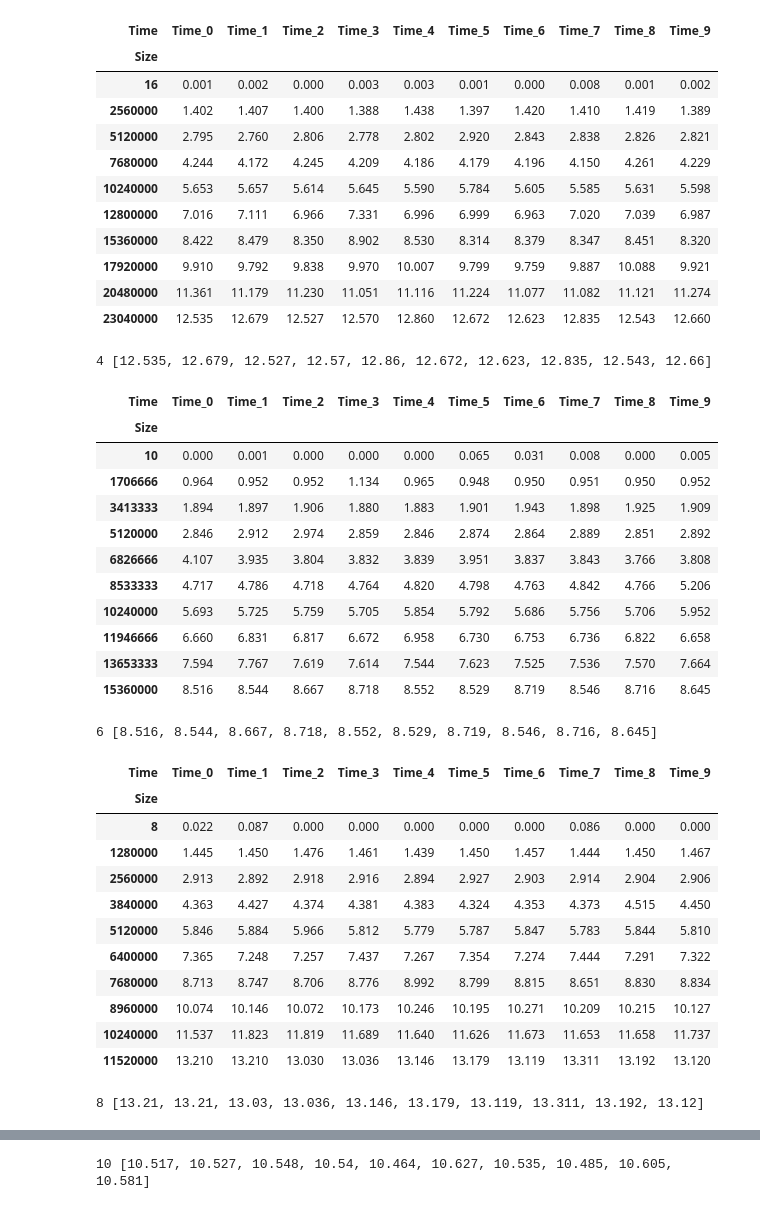
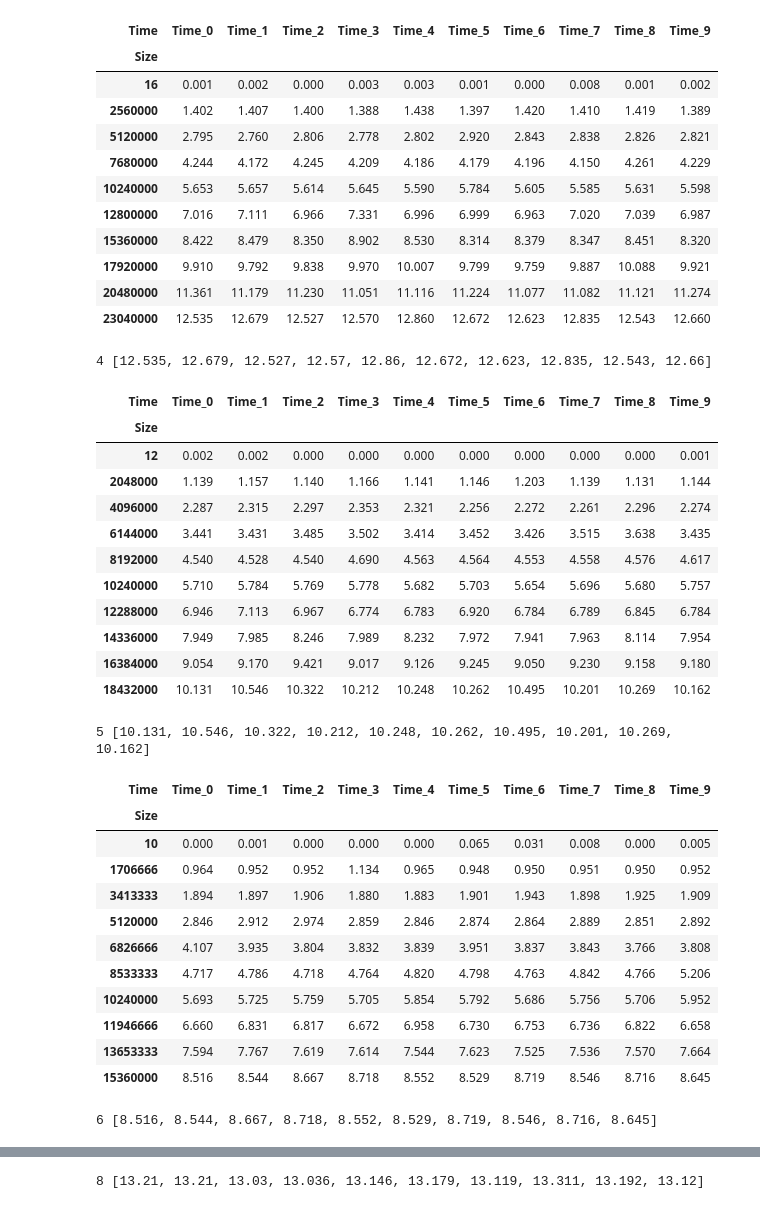
Before and after one commit to cloudmesh/cloudmesh-mpi, a Jupyter notebook: examples/count/analyse.ipynb, the cells around one changed output, grey strips where cells are left out. Drawn from its saved outputs; the diff is of its cells as text; code cells hidden in the pictures.

```diff
--- a/examples/count/analyse.ipynb
+++ b/examples/count/analyse.ipynb
@@ -24,60 +24,61 @@ a =  [("gregor", "alienware", 4),
       ("gregor", "alienware", 16),
       ("gregor", "alienware", 32)]
 i5 = [("gregor", "i5", 4),
+      ("gregor", "i5", 5),
       ("gregor", "i5", 6),
       ("gregor", "i5", 8),
       ("gregor", "i5", 10),
       ("gregor", "i5", 12)]
 
 for user, node, processors in i5:
 
     label = f"{user}-{node}-{processors}"
     output = f"benchmark/{user}"
 
     df = pd.read_pickle(f"{output}/{label}-df.pkl")
     display(df)
     row = list(df.iloc[[-1]].values[0])
     print (processors, row)
     data[str(processors)] = row
 # %% [output]
 | Time | Time_0 | Time_1 | Time_2 | Time_3 | Time_4 | Time_5 | Time_6 | Time_7 | Time_8 | Time_9 |
 | Size |  |  |  |  |  |  |  |  |  |  |
 | 16 | 0.001 | 0.002 | 0.000 | 0.003 | 0.003 | 0.001 | 0.000 | 0.008 | 0.001 | 0.002 |
 | 2560000 | 1.402 | 1.407 | 1.400 | 1.388 | 1.438 | 1.397 | 1.420 | 1.410 | 1.419 | 1.389 |
 | 5120000 | 2.795 | 2.760 | 2.806 | 2.778 | 2.802 | 2.920 | 2.843 | 2.838 | 2.826 | 2.821 |
 | 7680000 | 4.244 | 4.172 | 4.245 | 4.209 | 4.186 | 4.179 | 4.196 | 4.150 | 4.261 | 4.229 |
 | 10240000 | 5.653 | 5.657 | 5.614 | 5.645 | 5.590 | 5.784 | 5.605 | 5.585 | 5.631 | 5.598 |
 | 12800000 | 7.016 | 7.111 | 6.966 | 7.331 | 6.996 | 6.999 | 6.963 | 7.020 | 7.039 | 6.987 |
 | 15360000 | 8.422 | 8.479 | 8.350 | 8.902 | 8.530 | 8.314 | 8.379 | 8.347 | 8.451 | 8.320 |
 | 17920000 | 9.910 | 9.792 | 9.838 | 9.970 | 10.007 | 9.799 | 9.759 | 9.887 | 10.088 | 9.921 |
 | 20480000 | 11.361 | 11.179 | 11.230 | 11.051 | 11.116 | 11.224 | 11.077 | 11.082 | 11.121 | 11.274 |
 | 23040000 | 12.535 | 12.679 | 12.527 | 12.570 | 12.860 | 12.672 | 12.623 | 12.835 | 12.543 | 12.660 |
 4 [12.535, 12.679, 12.527, 12.57, 12.86, 12.672, 12.623, 12.835, 12.543, 12.66]
 | Time | Time_0 | Time_1 | Time_2 | Time_3 | Time_4 | Time_5 | Time_6 | Time_7 | Time_8 | Time_9 |
 | Size |  |  |  |  |  |  |  |  |  |  |
-| 10 | 0.000 | 0.001 | 0.000 | 0.000 | 0.000 | 0.065 | 0.031 | 0.008 | 0.000 | 0.005 |
-| 1706666 | 0.964 | 0.952 | 0.952 | 1.134 | 0.965 | 0.948 | 0.950 | 0.951 | 0.950 | 0.952 |
-| 3413333 | 1.894 | 1.897 | 1.906 | 1.880 | 1.883 | 1.901 | 1.943 | 1.898 | 1.925 | 1.909 |
-| 5120000 | 2.846 | 2.912 | 2.974 | 2.859 | 2.846 | 2.874 | 2.864 | 2.889 | 2.851 | 2.892 |
-| 6826666 | 4.107 | 3.935 | 3.804 | 3.832 | 3.839 | 3.951 | 3.837 | 3.843 | 3.766 | 3.808 |
-| 8533333 | 4.717 | 4.786 | 4.718 | 4.764 | 4.820 | 4.798 | 4.763 | 4.842 | 4.766 | 5.206 |
-| 10240000 | 5.693 | 5.725 | 5.759 | 5.705 | 5.854 | 5.792 | 5.686 | 5.756 | 5.706 | 5.952 |
-| 11946666 | 6.660 | 6.831 | 6.817 | 6.672 | 6.958 | 6.730 | 6.753 | 6.736 | 6.822 | 6.658 |
-| 13653333 | 7.594 | 7.767 | 7.619 | 7.614 | 7.544 | 7.623 | 7.525 | 7.536 | 7.570 | 7.664 |
-| 15360000 | 8.516 | 8.544 | 8.667 | 8.718 | 8.552 | 8.529 | 8.719 | 8.546 | 8.716 | 8.645 |
+| 12 | 0.002 | 0.002 | 0.000 | 0.000 | 0.000 | 0.000 | 0.000 | 0.000 | 0.000 | 0.001 |
+| 2048000 | 1.139 | 1.157 | 1.140 | 1.166 | 1.141 | 1.146 | 1.203 | 1.139 | 1.131 | 1.144 |
+| 4096000 | 2.287 | 2.315 | 2.297 | 2.353 | 2.321 | 2.256 | 2.272 | 2.261 | 2.296 | 2.274 |
+| 6144000 | 3.441 | 3.431 | 3.485 | 3.502 | 3.414 | 3.452 | 3.426 | 3.515 | 3.638 | 3.435 |
+| 8192000 | 4.540 | 4.528 | 4.540 | 4.690 | 4.563 | 4.564 | 4.553 | 4.558 | 4.576 | 4.617 |
+| 10240000 | 5.710 | 5.784 | 5.769 | 5.778 | 5.682 | 5.703 | 5.654 | 5.696 | 5.680 | 5.757 |
+| 12288000 | 6.946 | 7.113 | 6.967 | 6.774 | 6.783 | 6.920 | 6.784 | 6.789 | 6.845 | 6.784 |
+| 14336000 | 7.949 | 7.985 | 8.246 | 7.989 | 8.232 | 7.972 | 7.941 | 7.963 | 8.114 | 7.954 |
+| 16384000 | 9.054 | 9.170 | 9.421 | 9.017 | 9.126 | 9.245 | 9.050 | 9.230 | 9.158 | 9.180 |
+| 18432000 | 10.131 | 10.546 | 10.322 | 10.212 | 10.248 | 10.262 | 10.495 | 10.201 | 10.269 | 10.162 |
-6 [8.516, 8.544, 8.667, 8.718, 8.552, 8.529, 8.719, 8.546, 8.716, 8.645]
+5 [10.131, 10.546, 10.322, 10.212, 10.248, 10.262, 10.495, 10.201, 10.269, 10.162]
 | Time | Time_0 | Time_1 | Time_2 | Time_3 | Time_4 | Time_5 | Time_6 | Time_7 | Time_8 | Time_9 |
 | Size |  |  |  |  |  |  |  |  |  |  |
-| 8 | 0.022 | 0.087 | 0.000 | 0.000 | 0.000 | 0.000 | 0.000 | 0.086 | 0.000 | 0.000 |
-| 1280000 | 1.445 | 1.450 | 1.476 | 1.461 | 1.439 | 1.450 | 1.457 | 1.444 | 1.450 | 1.467 |
-| 2560000 | 2.913 | 2.892 | 2.918 | 2.916 | 2.894 | 2.927 | 2.903 | 2.914 | 2.904 | 2.906 |
-| 3840000 | 4.363 | 4.427 | 4.374 | 4.381 | 4.383 | 4.324 | 4.353 | 4.373 | 4.515 | 4.450 |
-| 5120000 | 5.846 | 5.884 | 5.966 | 5.812 | 5.779 | 5.787 | 5.847 | 5.783 | 5.844 | 5.810 |
-| 6400000 | 7.365 | 7.248 | 7.257 | 7.437 | 7.267 | 7.354 | 7.274 | 7.444 | 7.291 | 7.322 |
-| 7680000 | 8.713 | 8.747 | 8.706 | 8.776 | 8.992 | 8.799 | 8.815 | 8.651 | 8.830 | 8.834 |
-| 8960000 | 10.074 | 10.146 | 10.072 | 10.173 | 10.246 | 10.195 | 10.271 | 10.209 | 10.215 | 10.127 |
-| 10240000 | 11.537 | 11.823 | 11.819 | 11.689 | 11.640 | 11.626 | 11.673 | 11.653 | 11.658 | 11.737 |
-| 11520000 | 13.210 | 13.210 | 13.030 | 13.036 | 13.146 | 13.179 | 13.119 | 13.311 | 13.192 | 13.120 |
+| 10 | 0.000 | 0.001 | 0.000 | 0.000 | 0.000 | 0.065 | 0.031 | 0.008 | 0.000 | 0.005 |
+| 1706666 | 0.964 | 0.952 | 0.952 | 1.134 | 0.965 | 0.948 | 0.950 | 0.951 | 0.950 | 0.952 |
+| 3413333 | 1.894 | 1.897 | 1.906 | 1.880 | 1.883 | 1.901 | 1.943 | 1.898 | 1.925 | 1.909 |
+| 5120000 | 2.846 | 2.912 | 2.974 | 2.859 | 2.846 | 2.874 | 2.864 | 2.889 | 2.851 | 2.892 |
+| 6826666 | 4.107 | 3.935 | 3.804 | 3.832 | 3.839 | 3.951 | 3.837 | 3.843 | 3.766 | 3.808 |
+| 8533333 | 4.717 | 4.786 | 4.718 | 4.764 | 4.820 | 4.798 | 4.763 | 4.842 | 4.766 | 5.206 |
+| 10240000 | 5.693 | 5.725 | 5.759 | 5.705 | 5.854 | 5.792 | 5.686 | 5.756 | 5.706 | 5.952 |
+| 11946666 | 6.660 | 6.831 | 6.817 | 6.672 | 6.958 | 6.730 | 6.753 | 6.736 | 6.822 | 6.658 |
+| 13653333 | 7.594 | 7.767 | 7.619 | 7.614 | 7.544 | 7.623 | 7.525 | 7.536 | 7.570 | 7.664 |
+| 15360000 | 8.516 | 8.544 | 8.667 | 8.718 | 8.552 | 8.529 | 8.719 | 8.546 | 8.716 | 8.645 |
-8 [13.21, 13.21, 13.03, 13.036, 13.146, 13.179, 13.119, 13.311, 13.192, 13.12]
+6 [8.516, 8.544, 8.667, 8.718, 8.552, 8.529, 8.719, 8.546, 8.716, 8.645]
 | Time | Time_0 | Time_1 | Time_2 | Time_3 | Time_4 | Time_5 | Time_6 | Time_7 | Time_8 | Time_9 |
 | Size |  |  |  |  |  |  |  |  |  |  |
@@ -94,3 +95,3 @@ for user, node, processors in i5:
-10 [10.517, 10.527, 10.548, 10.54, 10.464, 10.627, 10.535, 10.485, 10.605, 10.581]
+8 [13.21, 13.21, 13.03, 13.036, 13.146, 13.179, 13.119, 13.311, 13.192, 13.12]
 | Time | Time_0 | Time_1 | Time_2 | Time_3 | Time_4 | Time_5 | Time_6 | Time_7 | Time_8 | Time_9 |
 | Size |  |  |  |  |  |  |  |  |  |  |
```
Also changed, not shown: parts of 6 cells of this notebook, 19 other files.
